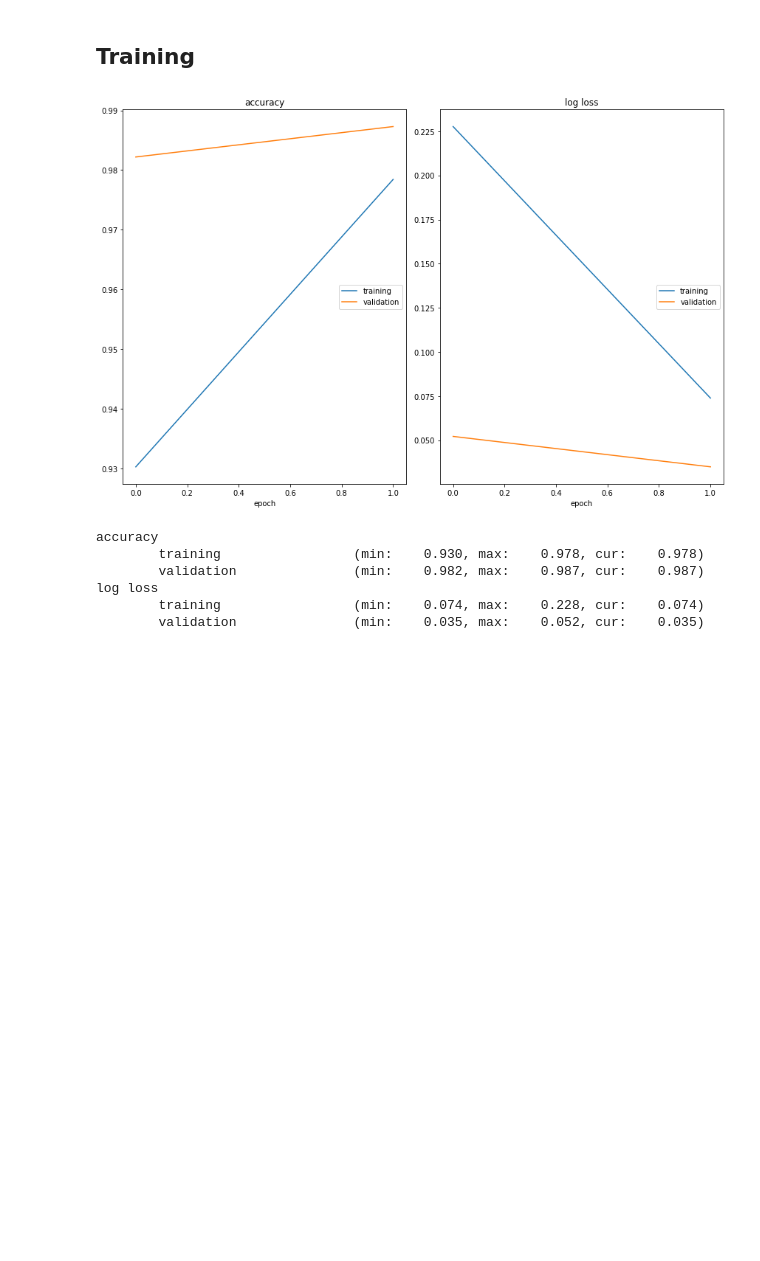
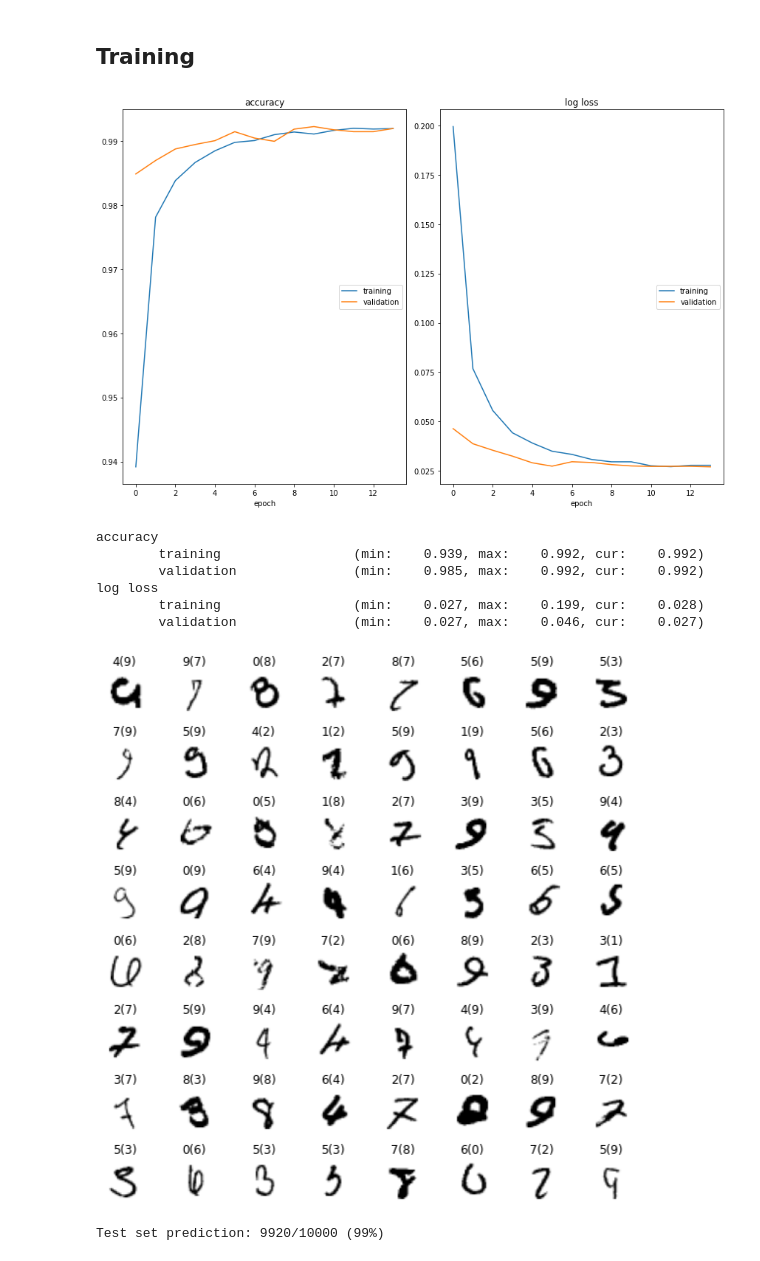
Before and after one commit to 4piu/MNIST-demo, a Jupyter notebook: Playground.ipynb, the cells around one changed output. Cells and saved outputs as stored; diff of their text form; code cells hidden in the pictures; blank space fills up the shorter version.

Commit message:
Show wrong predictions

```diff
--- a/Playground.ipynb
+++ b/Playground.ipynb
@@ -164,13 +214,15 @@ class ExampleNet(nn.Module):
 # %% [markdown]
 ## Training
 # %%
-sys.argv = ["", "--batch-size=128", "--epochs=2",]
+sys.argv = ["", "--net=ExampleNet"]
 main()
 # %% [output]
-[figure, old version]
+[figure, new version]
 accuracy
-        training                 (min:    0.930, max:    0.978, cur:    0.978)
-        validation               (min:    0.982, max:    0.987, cur:    0.987)
+        training                 (min:    0.939, max:    0.992, cur:    0.992)
+        validation               (min:    0.985, max:    0.992, cur:    0.992)
 log loss
-        training                 (min:    0.074, max:    0.228, cur:    0.074)
-        validation               (min:    0.035, max:    0.052, cur:    0.035)
+        training                 (min:    0.027, max:    0.199, cur:    0.028)
+        validation               (min:    0.027, max:    0.046, cur:    0.027)
+[figure, added]
+Test set prediction: 9920/10000 (99%)
```
Also changed, not shown: parts of 2 cells of this notebook, 1 other file.
